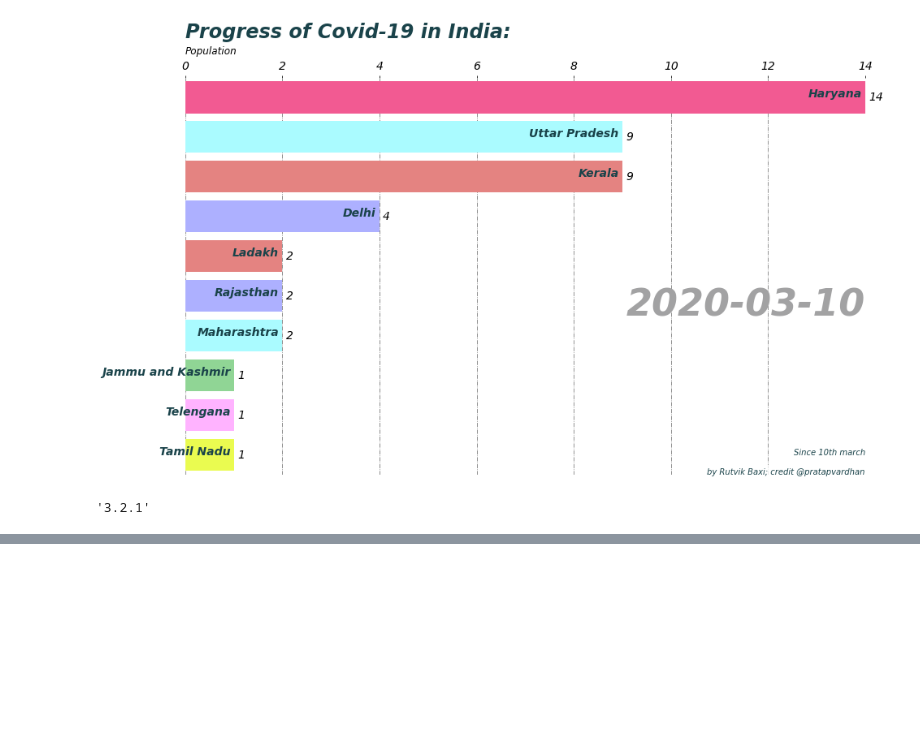
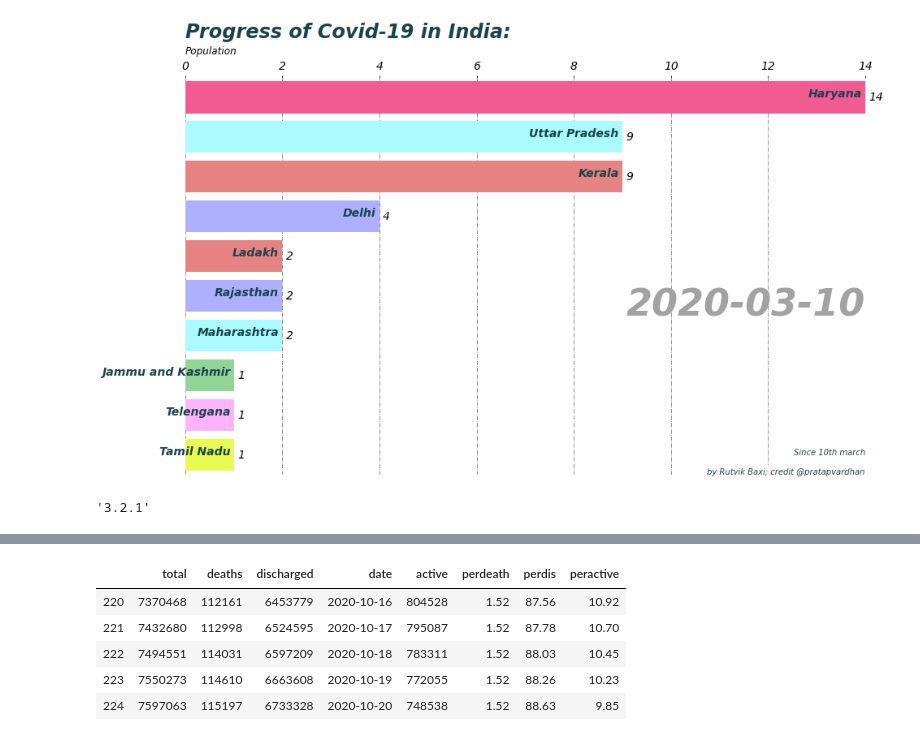
Before and after one commit to rutvikbaxi/Covid-Dashboard, a Jupyter notebook: test.ipynb, the cells around one changed output, grey strips where cells are left out. Saved outputs shown, nothing was run; the diff lists cells and outputs as text; code cells hidden in the pictures; blank space fills up the shorter version.

```diff
--- a/test.ipynb
+++ b/test.ipynb
@@ -326,0 +303,9 @@ print(df)
+# %%
+df_india.tail()
+# %% [output]
+|  | total | deaths | discharged | date | active | perdeath | perdis | peractive |
+| 220 | 7370468 | 112161 | 6453779 | 2020-10-16 | 804528 | 1.52 | 87.56 | 10.92 |
+| 221 | 7432680 | 112998 | 6524595 | 2020-10-17 | 795087 | 1.52 | 87.78 | 10.70 |
+| 222 | 7494551 | 114031 | 6597209 | 2020-10-18 | 783311 | 1.52 | 88.03 | 10.45 |
+| 223 | 7550273 | 114610 | 6663608 | 2020-10-19 | 772055 | 1.52 | 88.26 | 10.23 |
+| 224 | 7597063 | 115197 | 6733328 | 2020-10-20 | 748538 | 1.52 | 88.63 | 9.85 |
```
Also changed, not shown: parts of 7 cells of this notebook, 9 other files.
